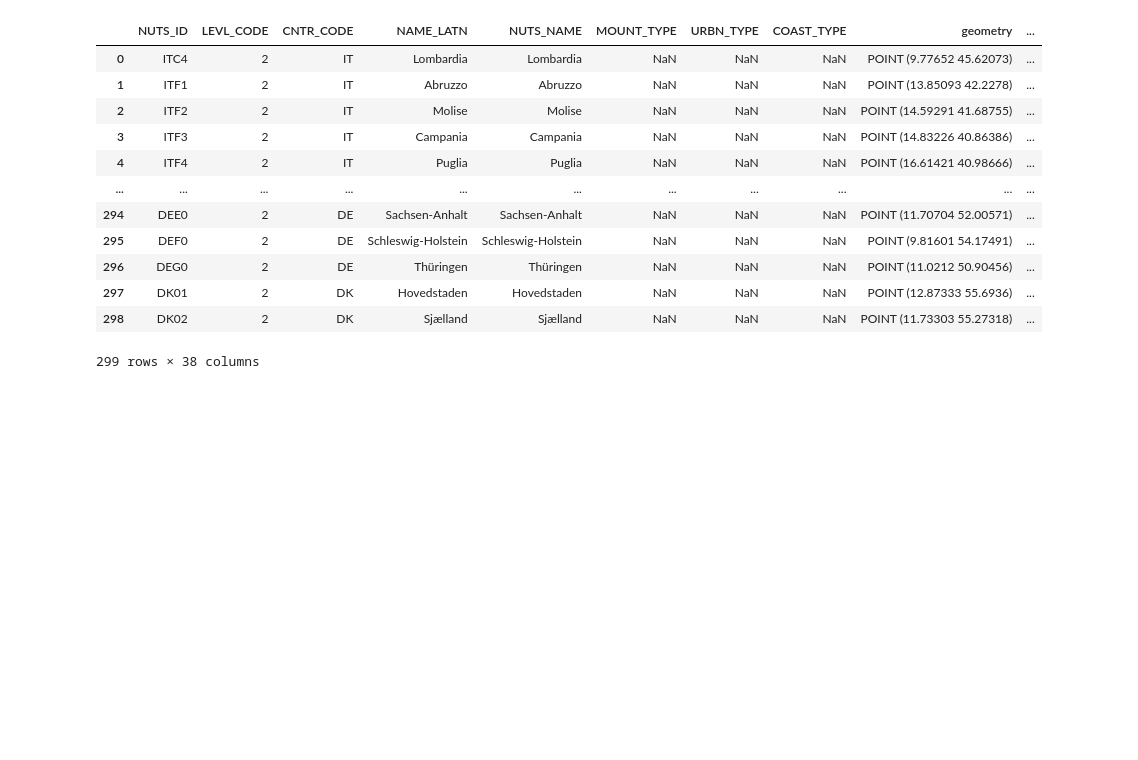
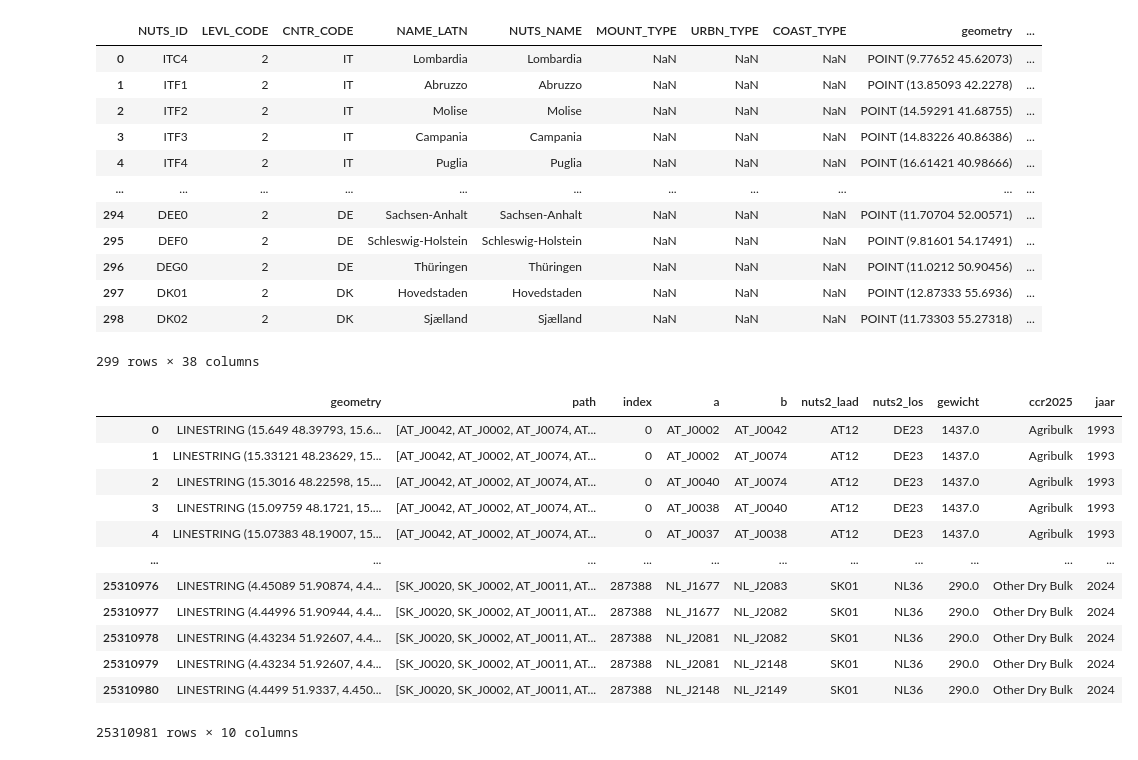
Before and after one commit to RWS-NL/fis-crawler, a Jupyter notebook: notebooks/euris/euris-eurostat.ipynb, the cells around one changed output. Saved outputs shown, nothing was run; the diff lists cells and outputs as text; code cells hidden in the pictures; blank space fills up the shorter version.

Commit message:
euris eurostat changes

```diff
--- a/notebooks/euris/euris-eurostat.ipynb
+++ b/notebooks/euris/euris-eurostat.ipynb
@@ -79,7 +79,7 @@ nuts_nodes_gdf
 | 298 | DK02 | 2 | DK | Sjælland | Sjælland | NaN | NaN | NaN | POINT (11.73303 55.27318) | ... |
 299 rows × 38 columns
 # %%
-hb_matrices_df = pd.read_csv(data_dir_eurostat / 'hb_matrices_rijn_2024.csv')
+hb_matrices_df = pd.read_csv(data_dir_eurostat / 'hb_matrices_rijn.csv')
 # %%
 
 hb_matrices_nodes_df = (
@@ -136,6 +136,8 @@ for idx, row in tqdm(hb_matrices_nodes_gdf.iterrows()):
     path = nx.shortest_path(graph, a, b, weight=weight)
     linestrings = []
     for a_i, b_i in itertools.pairwise(path):
+        # combine a,b and b,a into a,b
+        a_i, b_i = sorted([a_i, b_i])
         edge = graph.edges[(a_i, b_i)]
         geometry = edge['geometry']
         linestrings.append(geometry)
@@ -156,6 +158,22 @@ hb_routes_df = pd.DataFrame(segments)
 hb_routes_gdf = gpd.GeoDataFrame(hb_routes_df, crs='EPSG:4326')
 
 # hb_routes_df = hb_matrices_nodes_gdf.apply(path, axis=1)
+# %%
+hb_routes_gdf
+# %% [output]
+|  | geometry | path | index | a | b | nuts2_laad | nuts2_los | gewicht | ccr2025 | jaar |
+| 0 | LINESTRING (15.649 48.39793, 15.6... | [AT_J0042, AT_J0002, AT_J0074, AT... | 0 | AT_J0002 | AT_J0042 | AT12 | DE23 | 1437.0 | Agribulk | 1993 |
+| 1 | LINESTRING (15.33121 48.23629, 15... | [AT_J0042, AT_J0002, AT_J0074, AT... | 0 | AT_J0002 | AT_J0074 | AT12 | DE23 | 1437.0 | Agribulk | 1993 |
+| 2 | LINESTRING (15.3016 48.22598, 15.... | [AT_J0042, AT_J0002, AT_J0074, AT... | 0 | AT_J0040 | AT_J0074 | AT12 | DE23 | 1437.0 | Agribulk | 1993 |
+| 3 | LINESTRING (15.09759 48.1721, 15.... | [AT_J0042, AT_J0002, AT_J0074, AT... | 0 | AT_J0038 | AT_J0040 | AT12 | DE23 | 1437.0 | Agribulk | 1993 |
+| 4 | LINESTRING (15.07383 48.19007, 15... | [AT_J0042, AT_J0002, AT_J0074, AT... | 0 | AT_J0037 | AT_J0038 | AT12 | DE23 | 1437.0 | Agribulk | 1993 |
+| ... | ... | ... | ... | ... | ... | ... | ... | ... | ... | ... |
+| 25310976 | LINESTRING (4.45089 51.90874, 4.4... | [SK_J0020, SK_J0002, AT_J0011, AT... | 287388 | NL_J1677 | NL_J2083 | SK01 | NL36 | 290.0 | Other Dry Bulk | 2024 |
+| 25310977 | LINESTRING (4.44996 51.90944, 4.4... | [SK_J0020, SK_J0002, AT_J0011, AT... | 287388 | NL_J1677 | NL_J2082 | SK01 | NL36 | 290.0 | Other Dry Bulk | 2024 |
+| 25310978 | LINESTRING (4.43234 51.92607, 4.4... | [SK_J0020, SK_J0002, AT_J0011, AT... | 287388 | NL_J2081 | NL_J2082 | SK01 | NL36 | 290.0 | Other Dry Bulk | 2024 |
+| 25310979 | LINESTRING (4.43234 51.92607, 4.4... | [SK_J0020, SK_J0002, AT_J0011, AT... | 287388 | NL_J2081 | NL_J2148 | SK01 | NL36 | 290.0 | Other Dry Bulk | 2024 |
+| 25310980 | LINESTRING (4.4499 51.9337, 4.450... | [SK_J0020, SK_J0002, AT_J0011, AT... | 287388 | NL_J2148 | NL_J2149 | SK01 | NL36 | 290.0 | Other Dry Bulk | 2024 |
+25310981 rows × 10 columns
 # %%
 hb_routes_total_gdf = (
     hb_routes_gdf
```
Also changed, not shown: parts of 2 cells of this notebook.
